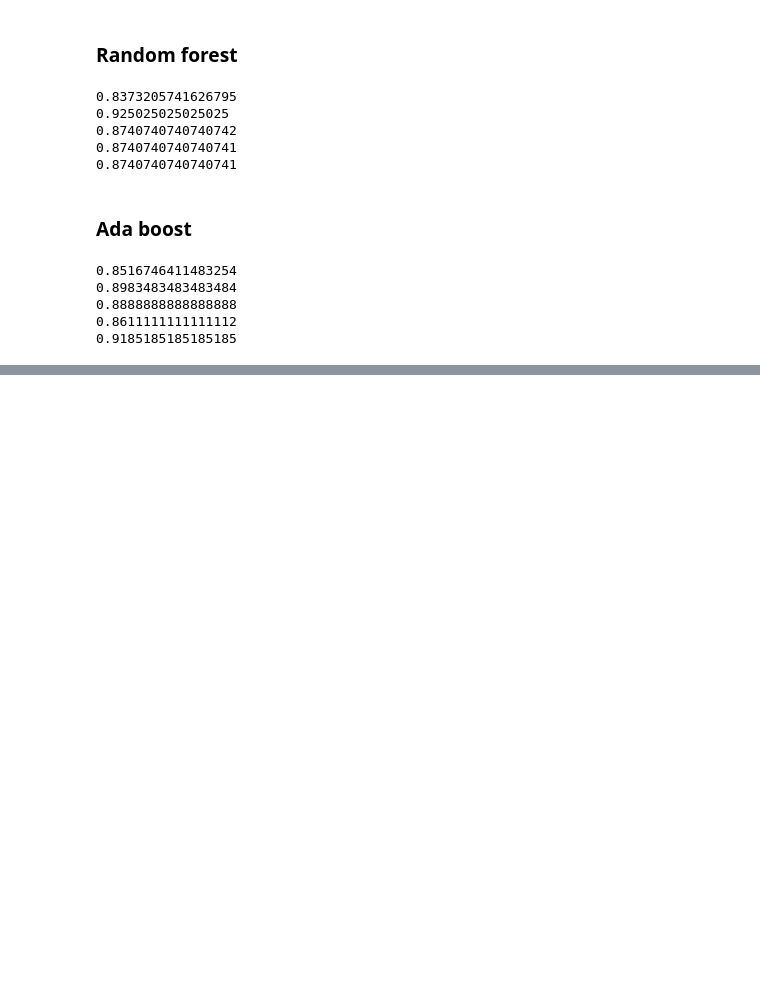
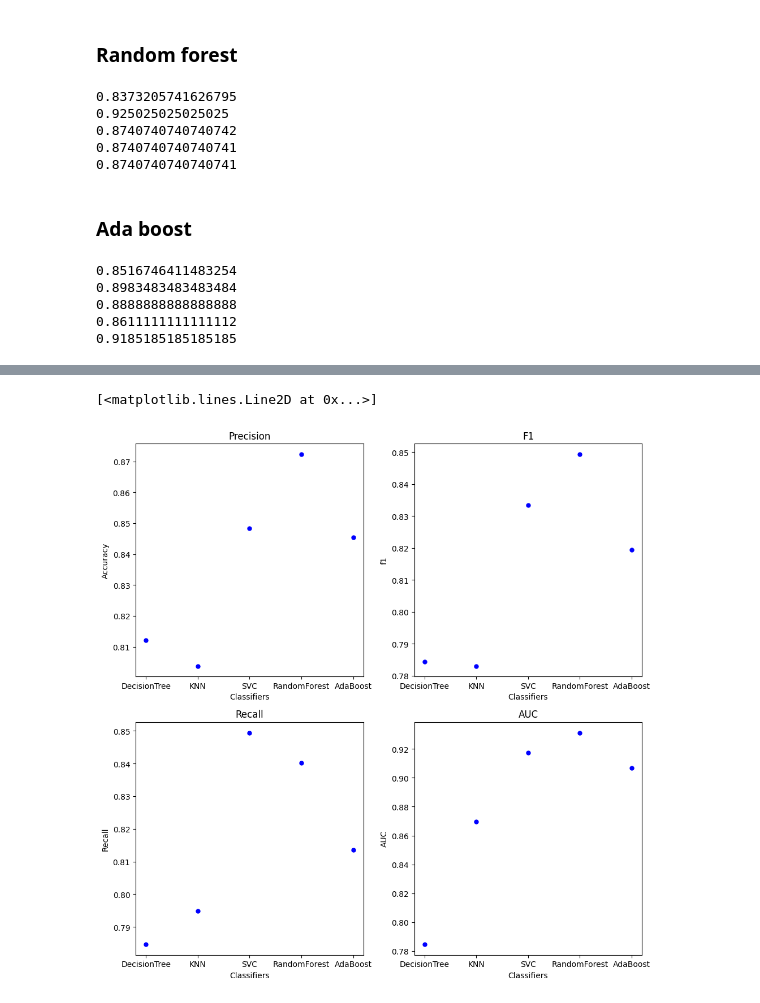
Before and after one commit to theBOSS121/ISSeminar2Biodegradability, a Jupyter notebook: biodegradability.ipynb, the cells around one changed output, grey strips where cells are left out. Drawn from its saved outputs; the diff is of its cells as text; code cells hidden in the pictures; blank space fills up the shorter version.

Commit message:
Continueing cross-validation, visualizations,...

```diff
--- a/biodegradability.ipynb
+++ b/biodegradability.ipynb
@@ -250,0 +248,15 @@ print(recall_score(testY, pred_y_adaboost))
+# %%
+def printScores(scores):
+    avgAccuracy = np.mean(scores['test_accuracy'])
+    stdAccuracy = np.std(scores['test_accuracy'])
+    avgF1 = np.mean(scores['test_f1_macro'])
+    stdF1 = np.std(scores['test_f1_macro'])
+    avgRecall = np.mean(scores['test_recall_macro'])
+    stdRecall = np.std(scores['test_recall_macro'])
+    avgAUC = np.mean(scores['test_roc_auc'])
+    stdAUC = np.std(scores['test_roc_auc'])
+    print(f"Precision average {avgAccuracy} with standard deviation {stdAccuracy}")
+    print(f"F1 average {avgF1} with standard deviation {stdF1}")
+    print(f"Recall average {avgRecall} with standard deviation {stdRecall}")
+    print(f"AUC average {avgAUC} with standard deviation {stdAUC}")
+    return avgAccuracy, avgF1, avgRecall, avgAUC
@@ -250,0 +305,33 @@ print(recall_score(testY, pred_y_adaboost))
+# %%
+xAxis = ['DecisionTree', 'KNN', 'SVC', 'RandomForest', 'AdaBoost']
+f = plt.figure(figsize=(10, 10))
+f.add_subplot(2, 2, 1)
+plt.title("Precision")
+plt.ylabel("Accuracy")
+plt.xlabel("Classifiers")
+plt.tight_layout()
+plt.plot(xAxis, accArr, "bo", markersize="5")
+
+f.add_subplot(2, 2, 2)
+plt.title("F1")
+plt.ylabel("f1")
+plt.xlabel("Classifiers")
+plt.tight_layout()
+plt.plot(xAxis, f1Arr, "bo", markersize="5")
+
+f.add_subplot(2, 2, 3)
+plt.title("Recall")
+plt.ylabel("Recall")
+plt.xlabel("Classifiers")
+plt.tight_layout()
+plt.plot(xAxis, recallArr, "bo", markersize="5")
+
+f.add_subplot(2, 2, 4)
+plt.title("AUC")
+plt.ylabel("AUC")
+plt.xlabel("Classifiers")
+plt.tight_layout()
+plt.plot(xAxis, aucArr, "bo", markersize="5")
+# %% [output]
+[<matplotlib.lines.Line2D at 0x...>]
+[figure, added]
```
Also changed, not shown: parts of 13 cells of this notebook, 2 other files.
